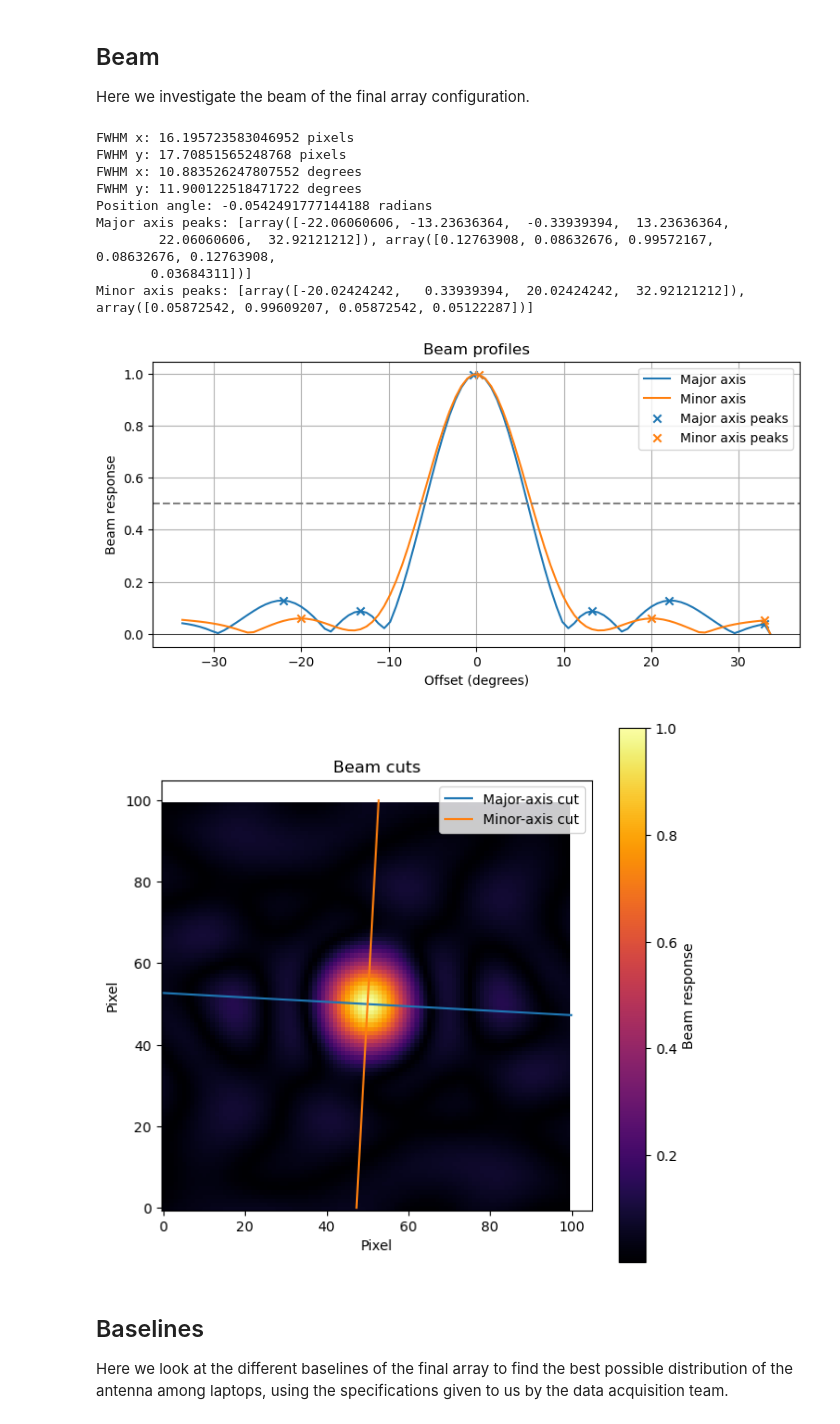
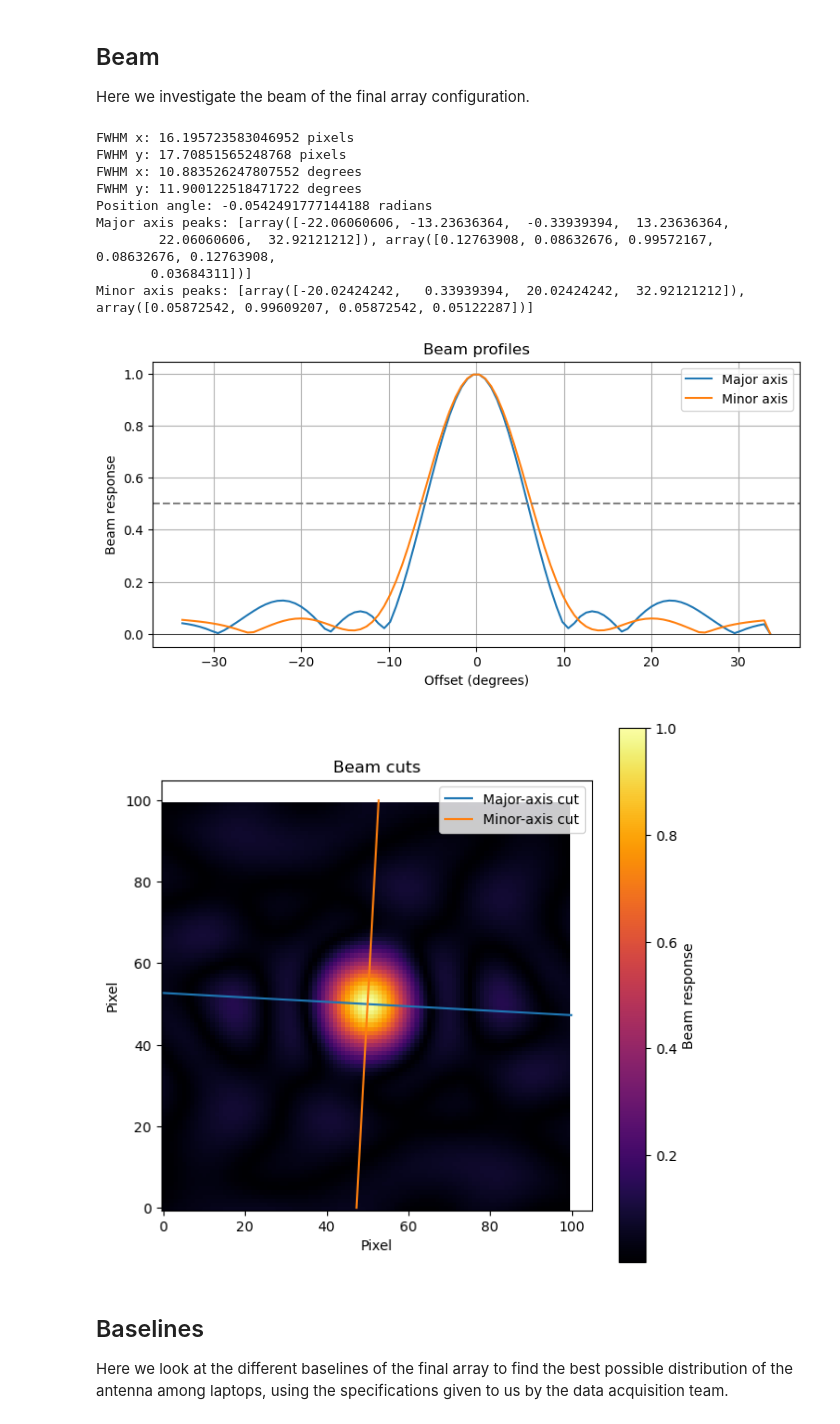
Before and after one commit to p-hartog/Array_configuration, a Jupyter notebook: Array_optimisation.ipynb, the cells around one changed output. Cells and saved outputs as stored; diff of their text form; code cells hidden in the pictures.

```diff
--- a/Array_optimisation.ipynb
+++ b/Array_optimisation.ipynb
@@ -1250,8 +1215,10 @@ plt.plot(offset, profile_major, label="Major axis")
 plt.plot(offset, profile_minor, label="Minor axis")
 plt.axhline(np.max(beam_final) / 2, color='grey', linestyle='--')
 plt.axhline(0, color='black', linewidth=0.5)
-plt.scatter(peaks_major[0], peaks_major[1], color='C0', marker='x', label='Major axis peaks')
-plt.scatter(peaks_minor[0], peaks_minor[1], color='C1', marker='x', label='Minor axis peaks')
+
+# in case we want to include the peak positions of the beam profiles
+#plt.scatter(peaks_major[0], peaks_major[1], color='C0', marker='x', label='Major axis peaks')
+#plt.scatter(peaks_minor[0], peaks_minor[1], color='C1', marker='x', label='Minor axis peaks')
 
 plt.xlabel("Offset (degrees)")
 plt.ylabel("Beam response")
@@ -1261,34 +1228,34 @@ plt.grid()
 plt.savefig('1d_plot_beam_ellipse.pdf')
 plt.show()
 
 
 
 # Plotting cuts on the 2D beam
 plt.figure(figsize=(7, 7))
 
 plt.imshow(beam_final, origin='lower', cmap='inferno')
 
 plt.plot(x_major, y_major, color='C0', label='Major-axis cut')
 plt.plot(x_minor, y_minor, color='C1', label='Minor-axis cut')
 
 plt.xlabel("Pixel")
 plt.ylabel("Pixel")
 plt.title("Beam cuts")
 plt.legend()
 plt.colorbar(label="Beam response")
 plt.savefig('2d_beam_ellipse_cutouts.pdf')
 plt.show()
 # %% [output]
 FWHM x: 16.195723583046952 pixels
 FWHM y: 17.70851565248768 pixels
 FWHM x: 10.883526247807552 degrees
 FWHM y: 11.900122518471722 degrees
 Position angle: -0.0542491777144188 radians
 Major axis peaks: [array([-22.06060606, -13.23636364,  -0.33939394,  13.23636364,
         22.06060606,  32.92121212]), array([0.12763908, 0.08632676, 0.99572167, 0.08632676, 0.12763908,
        0.03684311])]
 Minor axis peaks: [array([-20.02424242,   0.33939394,  20.02424242,  32.92121212]), array([0.05872542, 0.99609207, 0.05872542, 0.05122287])]
-[figure, old version]
+[figure, new version]
 [figure]
 # %% [markdown]
 ## Baselines
```
Also changed, not shown: parts of 4 cells of this notebook.
